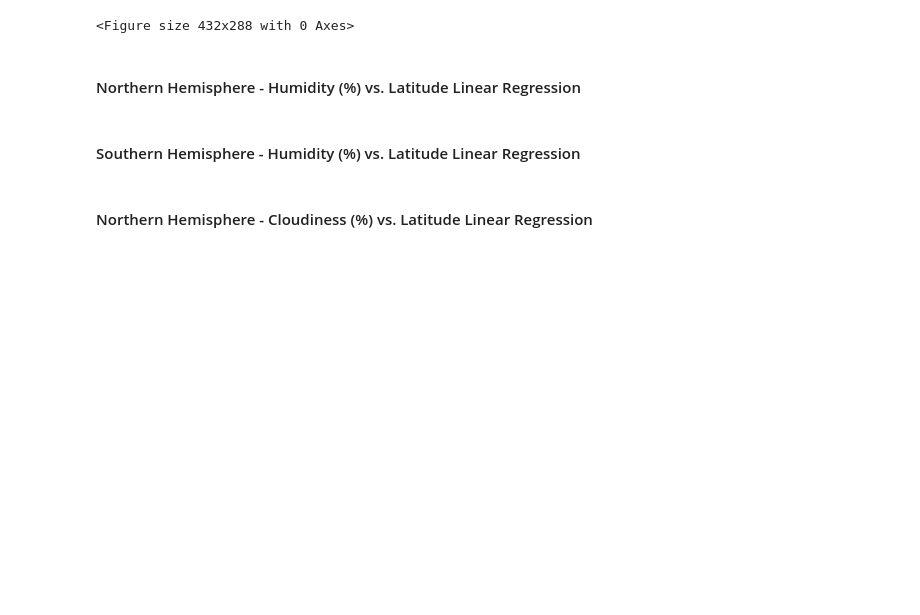
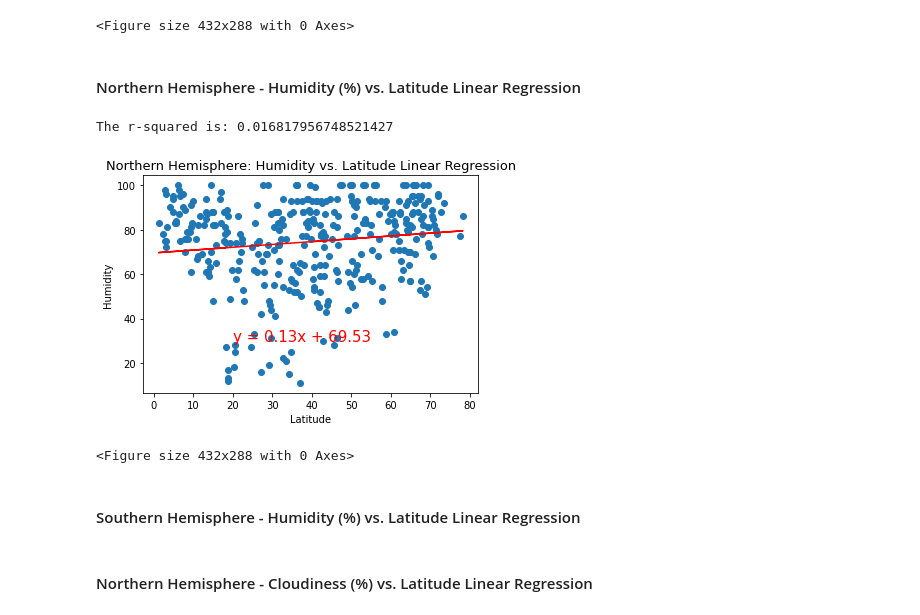
Before and after one commit to arcebri1/API-challenge, a Jupyter notebook: WeatherPy/WeatherPy.ipynb, the cells around one changed output. Saved outputs shown, nothing was run; the diff lists cells and outputs as text; code cells hidden in the pictures; blank space fills up the shorter version.

Commit message:
linear regression north humidity

```diff
--- a/WeatherPy/WeatherPy.ipynb
+++ b/WeatherPy/WeatherPy.ipynb
@@ -352,6 +352,25 @@ The r-squared is: 0.5550579618401759
 <Figure size 432x288 with 0 Axes>
 # %% [markdown]
 ####  Northern Hemisphere - Humidity (%) vs. Latitude Linear Regression
+# %%
+y_values=north['Humidity']
+x_values=north['Latitude']
+(slope, intercept, rvalue, pvalue, stderr) = linregress(x_values, y_values)
+regress_values = x_values * slope + intercept
+line_eq = "y = " + str(round(slope,2)) + "x + " + str(round(intercept,2))
+plt.scatter(x_values,y_values)
+plt.plot(x_values,regress_values,"r-")
+plt.annotate(line_eq,(20,30),fontsize=15,color="red")
+plt.xlabel('Latitude', fontsize =10)
+plt.ylabel('Humidity', fontsize =10)
+plt.title('Northern Hemisphere: Humidity vs. Latitude Linear Regression',fontsize =13)
+print(f"The r-squared is: {rvalue**2}")
+plt.show()
+plt.savefig("North: Humidity vs Lat Lnr Reg.png")
+# %% [output]
+The r-squared is: 0.016817956748521427
+[figure, added]
+<Figure size 432x288 with 0 Axes>
 # %% [markdown]
 ####  Southern Hemisphere - Humidity (%) vs. Latitude Linear Regression
 # %% [markdown]
```
Also changed, not shown: 1 other file.
